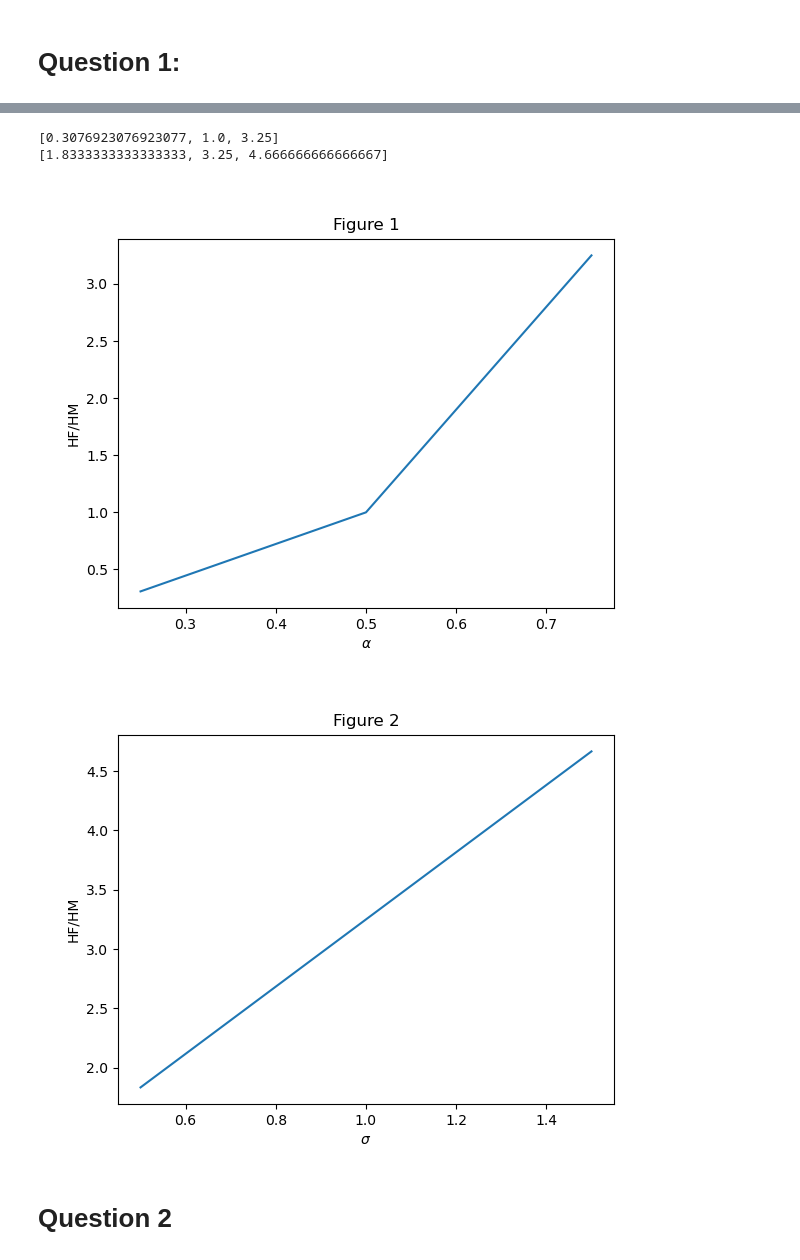
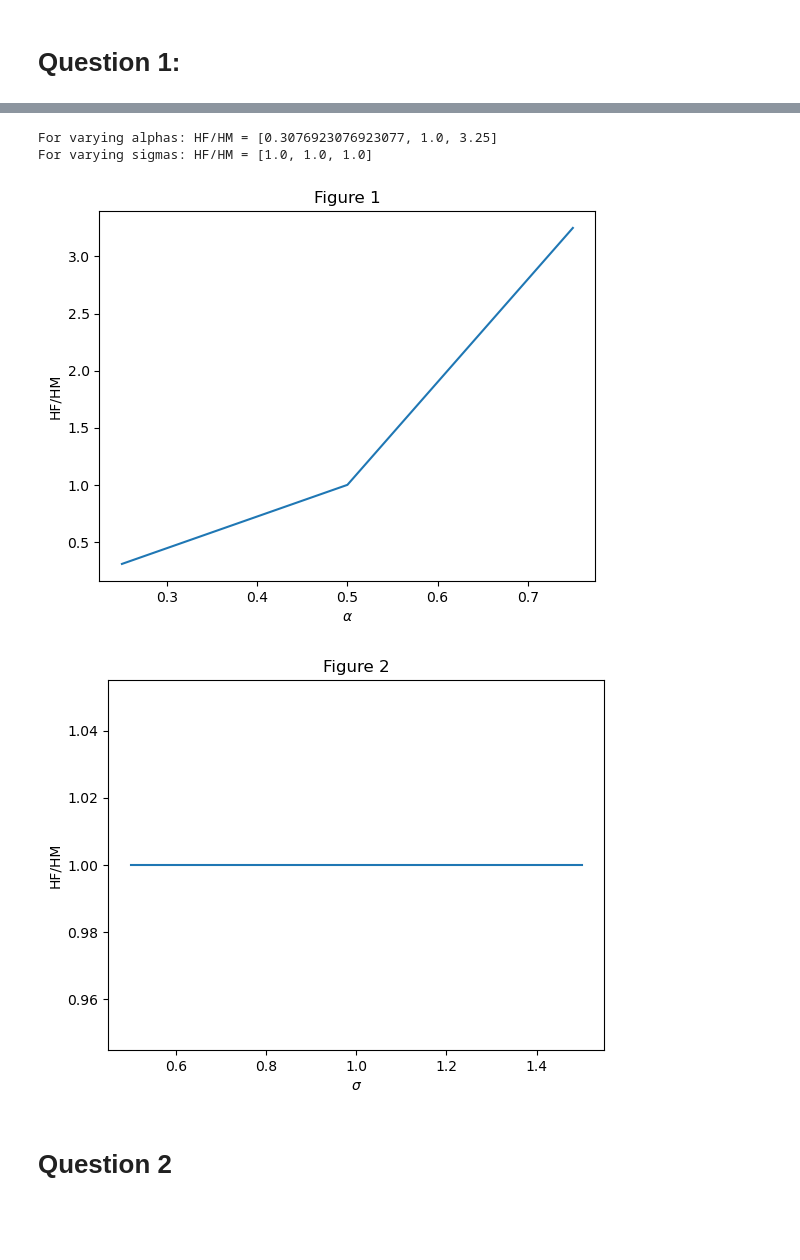
Before and after one commit to tkm454/illum_rep, a Jupyter notebook: inauguralproject.ipynb, the cells around one changed output, grey strips where cells are left out. Saved outputs shown, nothing was run; the diff lists cells and outputs as text; code cells hidden in the pictures; blank space fills up the shorter version.

```diff
--- a/inauguralproject.ipynb
+++ b/inauguralproject.ipynb
@@ -91,41 +88,40 @@ for alpha in alphas:
     model.par.alpha = alpha
     opt = model.solve_discrete()
     HFHM.append(opt.HF/opt.HM)
-print(HFHM)
-
+print(f'For varying alphas: HF/HM = {HFHM}')
 
 # Plotting
 fig = plt.figure()
 ax = fig.add_subplot(1,1,1)
 ax.plot(alphas, HFHM)
 ax.set_title('Figure 1')
 ax.set_xlabel('$\\alpha$')
 ax.set_ylabel('HF/HM');
 
 
 # Varying sigmas in discret choice model
 HFHM = []
 
-model.solve_discrete() # calling solver to reset alpha and sigma
+model.__init__() # reset parameters
 
 for sigma in sigmas:
     model.par.sigma = sigma
     opt = model.solve_discrete()
     HFHM.append(opt.HF/opt.HM)
-print(HFHM)
+print(f'For varying sigmas: HF/HM = {HFHM}')
 
 # Plotting
 fig = plt.figure()
 ax = fig.add_subplot(1,1,1)
 ax.plot(sigmas, HFHM)
 ax.set_title('Figure 2')
 ax.set_xlabel('$\\sigma$')
 ax.set_ylabel('HF/HM');
 # %% [output]
-[0.3076923076923077, 1.0, 3.25]
-[1.8333333333333333, 3.25, 4.666666666666667]
+For varying alphas: HF/HM = [0.3076923076923077, 1.0, 3.25]
+For varying sigmas: HF/HM = [1.0, 1.0, 1.0]
-[figure, old version]
+[figure, new version]
-[figure, old version]
+[figure, new version]
 # %% [markdown]
 # Question 2
 # %% [markdown]
```
Also changed, not shown: parts of 19 cells of this notebook, 1 other file.
